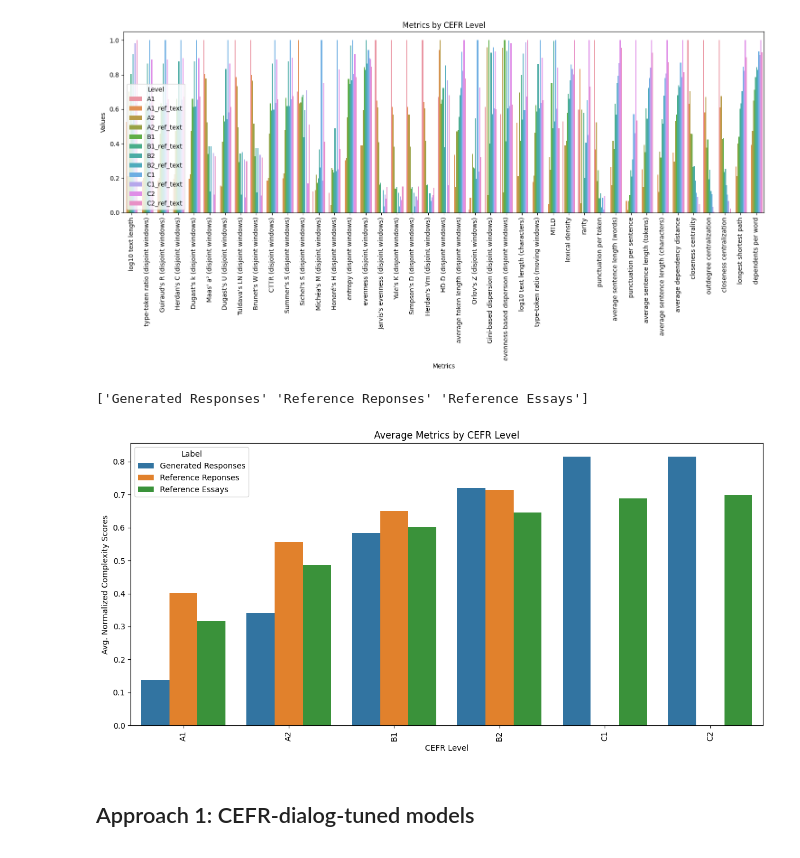
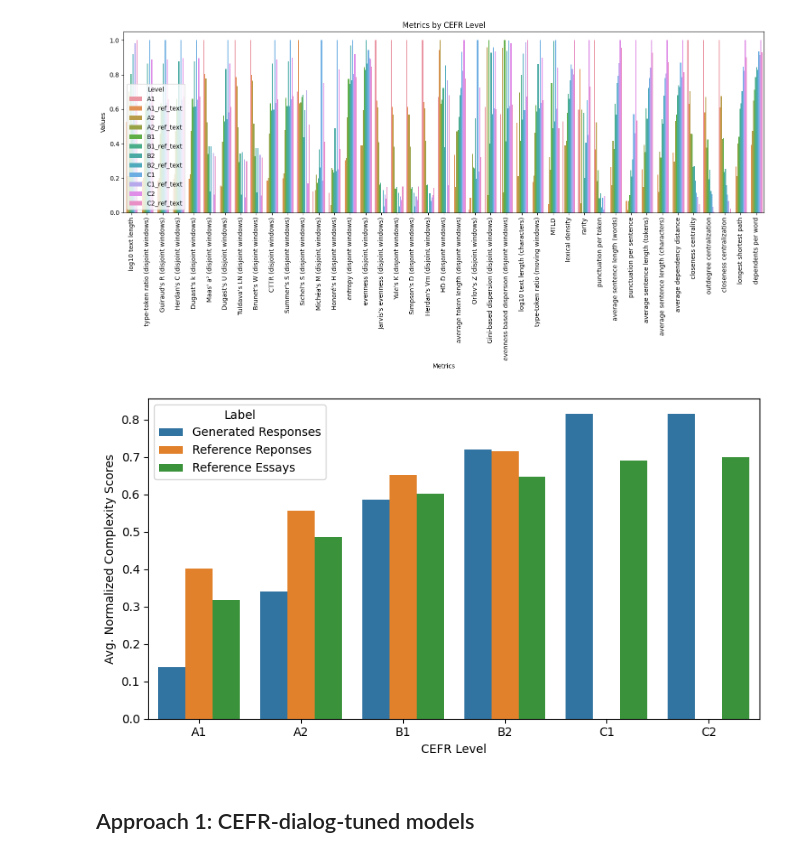
Before and after one commit to shivster2000/grammarctg, a Jupyter notebook: experiments/004_CEFR_models.ipynb, the cells around one changed output. Cells and saved outputs as stored; diff of their text form; code cells hidden in the pictures.

Commit message:
update results

```diff
--- a/experiments/004_CEFR_models.ipynb
+++ b/experiments/004_CEFR_models.ipynb
@@ -399,7 +398,7 @@ print(context)
 # %% [markdown]
 ## Baseline: Llama3-8B-Instruct
 # %%
-output_dir = "/cluster/scratch/dglandorf/CEFR/baseline/"
+output_dir = "../data/CEFR_simulation/baseline/"
 levels = ["A1", "A2", "B1", "B2"]
 # %%
 responses = {lvl: [] for lvl in levels}
@@ -581,40 +553,40 @@ plot_complexity("_ref_text")
 # %%
 greater = ["log10 text length", "type-token ratio (disjoint windows)", "Guiraud's R (disjoint windows)", "Herdan's C (disjoint windows)", "Dugast's k (disjoint windows)", "Dugast's U (disjoint windows)",
            "CTTR (disjoint windows)", "Summer's S (disjoint windows)", "Honoré's H (disjoint windows)", "entropy (disjoint windows)", "evenness (disjoint windows)", "Tuldava's LN (disjoint windows)",
           "average token length (disjoint windows)", "Orlov's Z (disjoint windows)", "Gini-based dispersion (disjoint windows)", "evenness-based dispersion (disjoint windows)", "log10 text length (characters)",
           "type-token ratio (moving windows)", "average sentence length (words)", "punctuation per sentence", "average sentence length (tokens)", "average sentence length (characters)", "average dependency distance",
            "longest shortest path", "dependents per word"]
 
 
 rows = []
 def append_rows(output_dir, level, suffix="", label="Generated Responses"):
     file_name = output_dir + level + suffix
     stats = json.load(open(f"{file_name}.json", 'r'))
-    metrics = stats[f"{file_name}.conllu"]
+    metrics = stats[f"/cluster/scratch/dglandorf/CEFR/baseline/{level}{suffix}.conllu"]
     for key, value in metrics.items():
         rows.append({"Label": label, "Level": level, "Metric": key, "Value": value['value'] if key in greater else 1 - value['value']})
 
-for level in responses.keys():
+for level in levels + ['C1','C2']:
     append_rows(output_dir, level)
     if os.path.exists(f"{output_dir}{level}_ref.json"): append_rows(output_dir, level, suffix="_ref", label="Reference Reponses")
     if os.path.exists(f"{output_dir}{level}_ref_text.json"): append_rows(output_dir, level, suffix="_ref_text", label="Reference Essays")
 
 df = pd.DataFrame(rows)
 df['Normalized Value'] = df.groupby('Metric', group_keys=False)['Value'].apply(lambda x: x - x.min())
 df['Normalized Value'] = df.groupby('Metric', group_keys=False)['Normalized Value'].apply(lambda x: x / x.max())
-print(df.Label.unique())
-plt.figure(figsize=(12, 6))
+
+plt.figure(figsize=(8, 4.5))
 ax = sns.barplot(x="Level", y='Normalized Value', hue="Label", data=df, errorbar=None)
 
-plt.xticks(rotation=90)
+plt.xticks(rotation=0)
 plt.xlabel('CEFR Level')
 plt.ylabel('Avg. Normalized Complexity Scores')
-plt.title('Average Metrics by CEFR Level')
+#plt.title('Average Metrics by CEFR Level')
 plt.tight_layout()
+plt.savefig("../results/proficiency_sim.pdf")
 plt.show()
 # %% [output]
-['Generated Responses' 'Reference Reponses' 'Reference Essays']
-[figure, old version]
+[figure, new version]
 # %% [markdown]
 ## Approach 1: CEFR-dialog-tuned models
 # %%
```
Also changed, not shown: parts of 6 cells of this notebook, 13 other files.
